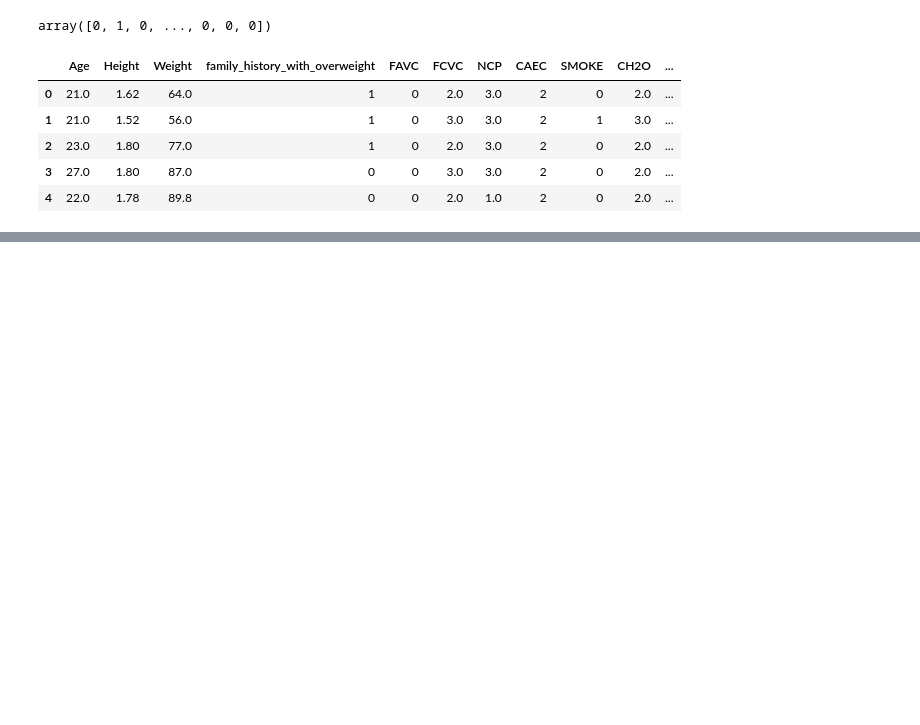
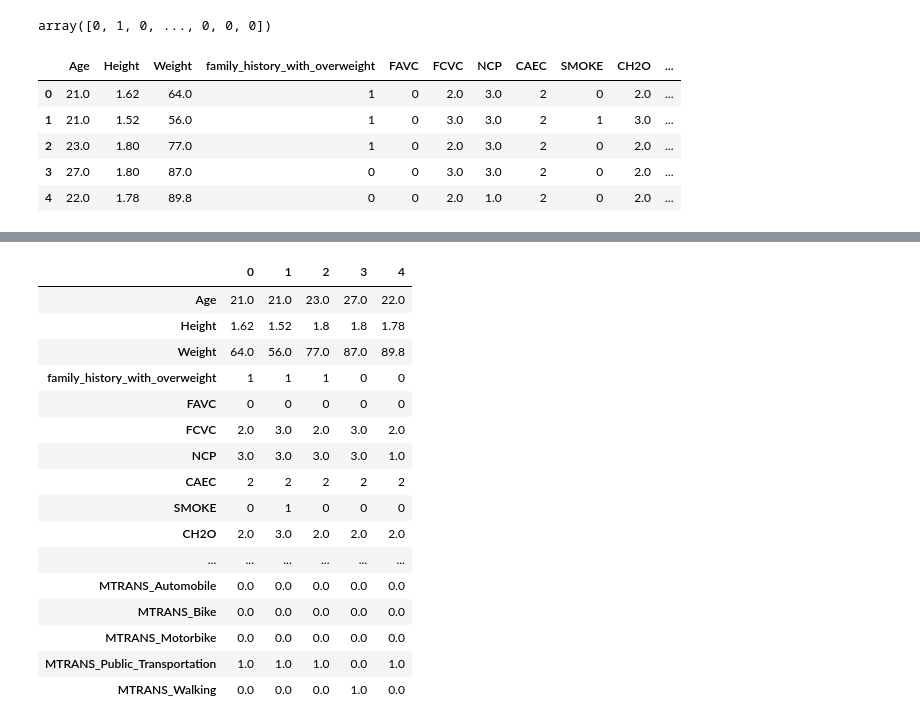
Before and after one commit to tinkuhore/FSDS-Final-Assesment, a Jupyter notebook: machine_learning/question2.ipynb, the cells around one changed output, grey strips where cells are left out. Cells and saved outputs as stored; diff of their text form; code cells hidden in the pictures; blank space fills up the shorter version.

```diff
--- a/machine_learning/question2.ipynb
+++ b/machine_learning/question2.ipynb
@@ -391,0 +524,10 @@ df.head()
+# %%
+# Initialize OneHotEncoder
+ohe_trans = OneHotEncoder()
+
+# Fit-transform the categorical column
+trans_encoded = ohe_trans.fit_transform(df[['MTRANS']]).toarray()
+
+df_trans = pd.DataFrame(trans_encoded, columns=ohe_trans.get_feature_names_out(['MTRANS']))
+
+df_trans
@@ -391,0 +548,27 @@ df.head()
+# %%
+# Concatenate the original DataFrame with the encoded columns
+df = pd.concat([df, df_trans], axis=1)
+# %%
+# Dropping the original 'MTRANS' column
+df.drop(columns=['MTRANS'], axis=1, inplace=True)
+# %%
+# Updated Dataset
+df.head().T
+# %% [output]
+|  | 0 | 1 | 2 | 3 | 4 |
+| Age | 21.0 | 21.0 | 23.0 | 27.0 | 22.0 |
+| Height | 1.62 | 1.52 | 1.8 | 1.8 | 1.78 |
+| Weight | 64.0 | 56.0 | 77.0 | 87.0 | 89.8 |
+| family_history_with_overweight | 1 | 1 | 1 | 0 | 0 |
+| FAVC | 0 | 0 | 0 | 0 | 0 |
+| FCVC | 2.0 | 3.0 | 2.0 | 3.0 | 2.0 |
+| NCP | 3.0 | 3.0 | 3.0 | 3.0 | 1.0 |
+| CAEC | 2 | 2 | 2 | 2 | 2 |
+| SMOKE | 0 | 1 | 0 | 0 | 0 |
+| CH2O | 2.0 | 3.0 | 2.0 | 2.0 | 2.0 |
+| ... | ... | ... | ... | ... | ... |
+| MTRANS_Automobile | 0.0 | 0.0 | 0.0 | 0.0 | 0.0 |
+| MTRANS_Bike | 0.0 | 0.0 | 0.0 | 0.0 | 0.0 |
+| MTRANS_Motorbike | 0.0 | 0.0 | 0.0 | 0.0 | 0.0 |
+| MTRANS_Public_Transportation | 1.0 | 1.0 | 1.0 | 0.0 | 1.0 |
+| MTRANS_Walking | 0.0 | 0.0 | 0.0 | 1.0 | 0.0 |
```
Also changed, not shown: parts of 48 cells of this notebook.
